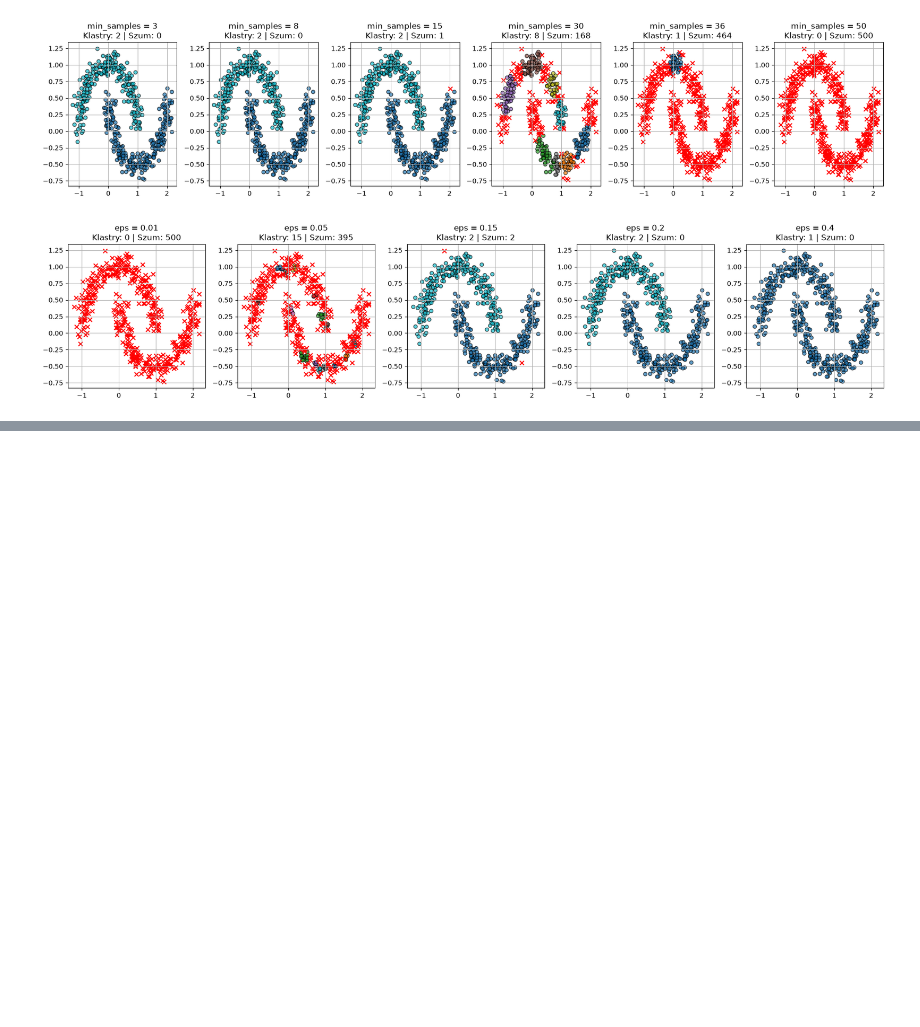
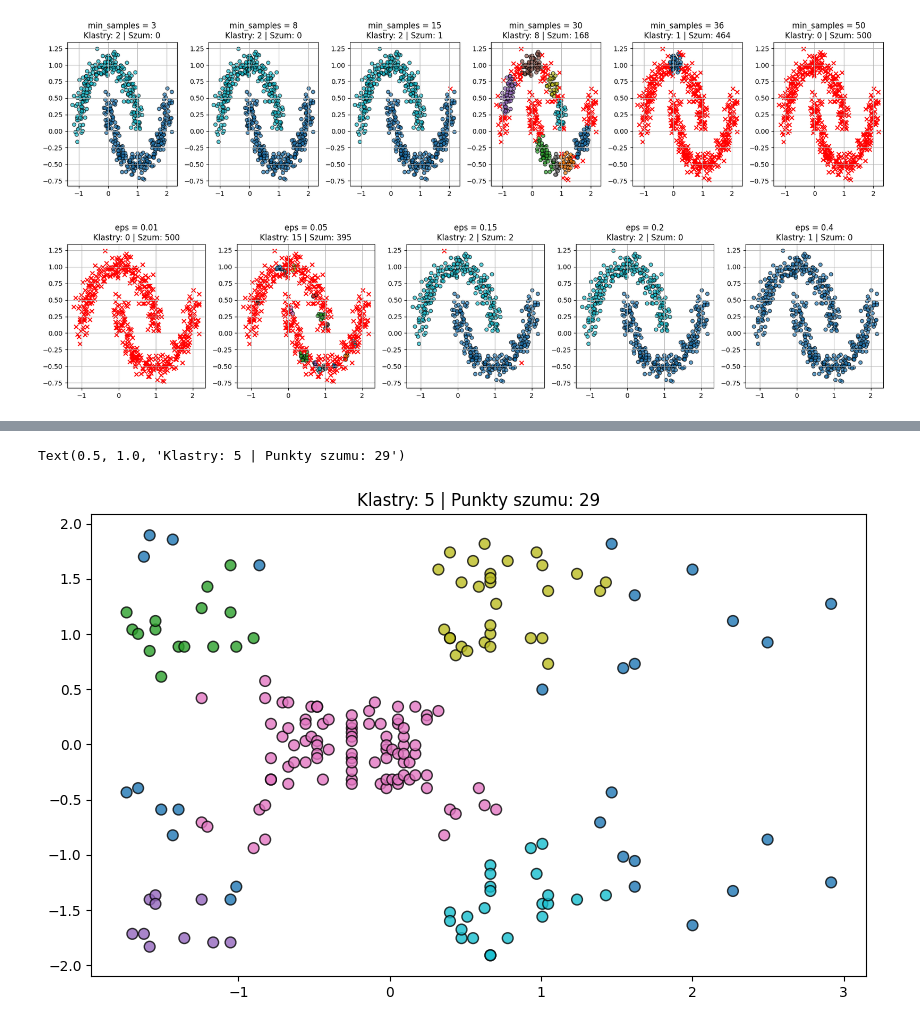
Before and after one commit to michallitwin/python-learning, a Jupyter notebook: python_ml/pca, dcscann, tsne/dbscann_exer.ipynb, the cells around one changed output, grey strips where cells are left out. Saved outputs shown, nothing was run; the diff lists cells and outputs as text; code cells hidden in the pictures; blank space fills up the shorter version.

```diff
--- a/python_ml/pca, dcscann, tsne/dbscann_exer.ipynb
+++ b/python_ml/pca, dcscann, tsne/dbscann_exer.ipynb
@@ -145,0 +278,17 @@ plt.show()
+# %%
+plt.figure(figsize=(10, 6))
+
+# Wykres 2D
+plt.scatter(
+    X_scaled[:, 0], # Oś X: Dochód
+    X_scaled[:, 1], # Oś Y: Wydatki
+    c=labels,
+    cmap='tab10',
+    s=60,
+    edgecolor='k',
+    alpha=0.8
+)
+plt.title(f"Klastry: {n_clusters} | Punkty szumu: {n_noise}")
+# %% [output]
+Text(0.5, 1.0, 'Klastry: 5 | Punkty szumu: 29')
+[figure, added]
```
Also changed, not shown: parts of 36 cells of this notebook, 2 other files.
